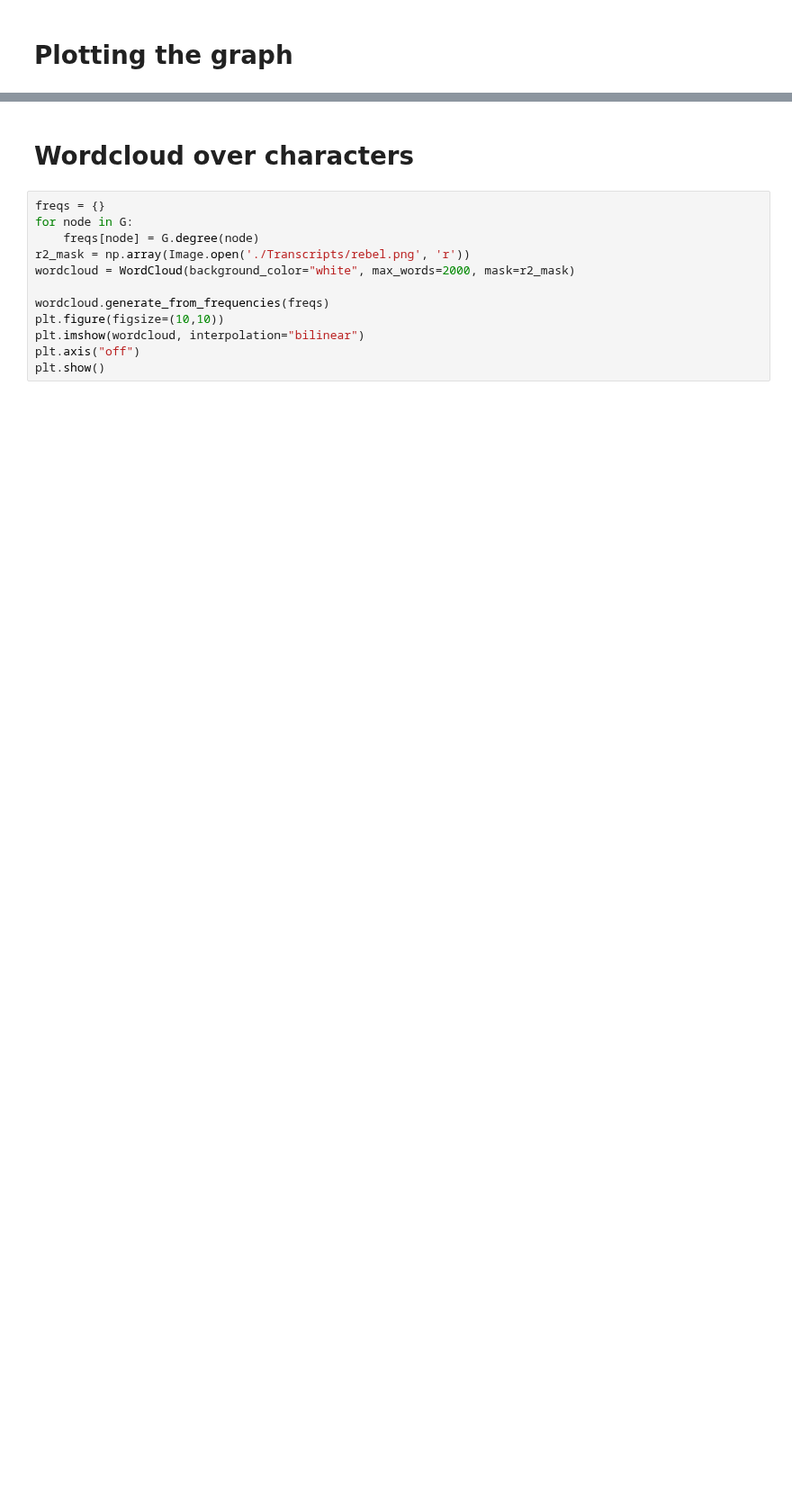
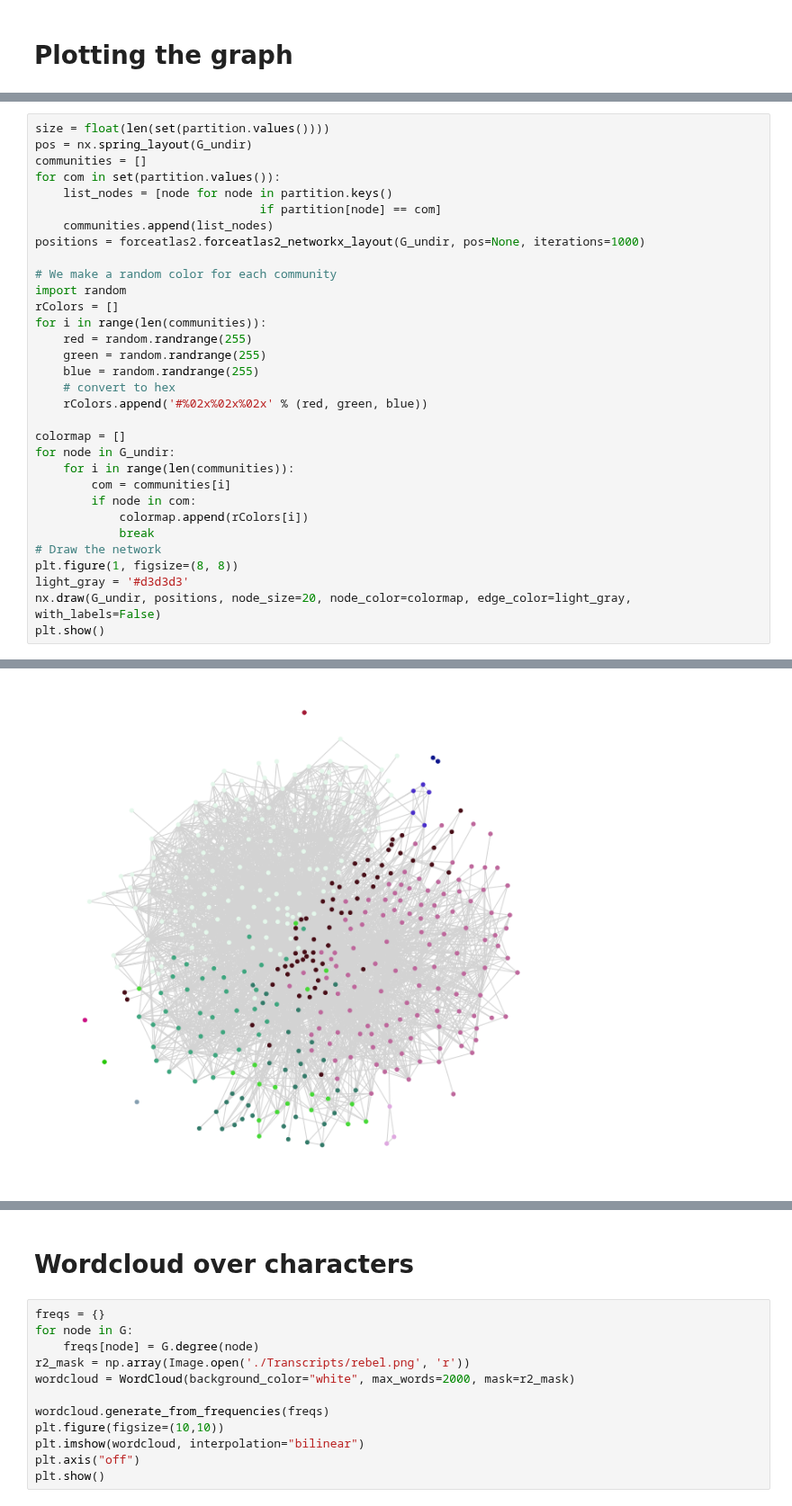
Before and after one commit to JacobPjetursson/Social_Graphs_Wookiepedia, a Jupyter notebook: Network.ipynb, the cells around one changed output, grey strips where cells are left out. Shown at 90% size. Drawn from its saved outputs; the diff is of its cells as text; blank space fills up the shorter version.

```diff
--- a/Network.ipynb
+++ b/Network.ipynb
@@ -175,0 +186,33 @@ plt.show()
+# %%
+size = float(len(set(partition.values())))
+pos = nx.spring_layout(G_undir)
+communities = []
+for com in set(partition.values()):
+    list_nodes = [node for node in partition.keys()
+                                if partition[node] == com]
+    communities.append(list_nodes)
+positions = forceatlas2.forceatlas2_networkx_layout(G_undir, pos=None, iterations=1000)
+
+# We make a random color for each community
+import random
+rColors = []
+for i in range(len(communities)):
+    red = random.randrange(255)
+    green = random.randrange(255)
+    blue = random.randrange(255)
+    # convert to hex
+    rColors.append('#%02x%02x%02x' % (red, green, blue))
+
+colormap = []
+for node in G_undir:
+    for i in range(len(communities)):
+        com = communities[i]
+        if node in com:
+            colormap.append(rColors[i])
+            break
+# Draw the network
+plt.figure(1, figsize=(8, 8))
+light_gray = '#d3d3d3'
+nx.draw(G_undir, positions, node_size=20, node_color=colormap, edge_color=light_gray, with_labels=False)
+plt.show()
+# %% [output]
@@ -175,0 +223 @@ plt.show()
+[figure, added]
```
Also changed, not shown: parts of 13 cells of this notebook.
